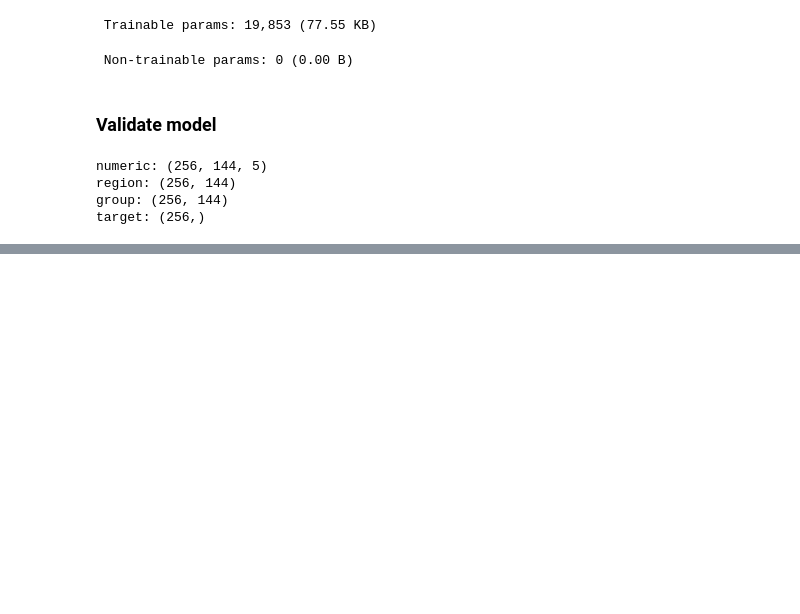
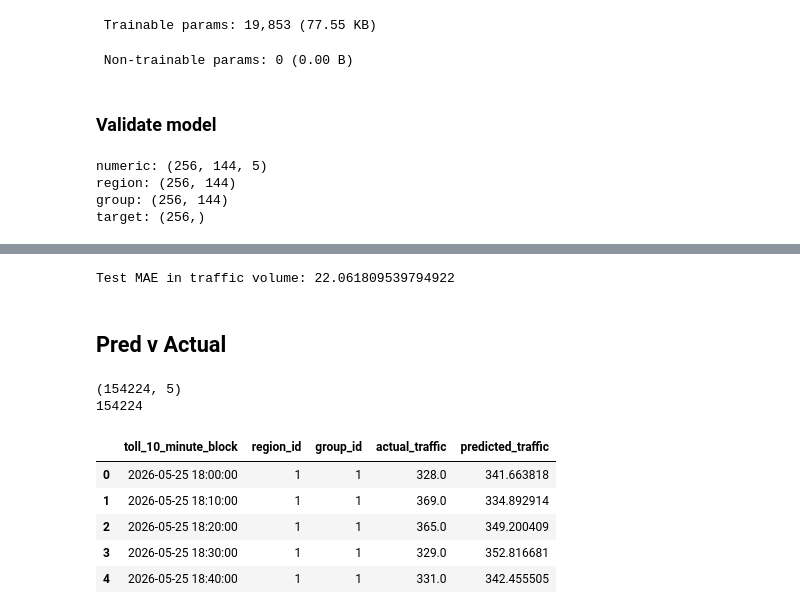
Before and after one commit to SethKauf/CRZ-Dashboard, a Jupyter notebook: workbooks/model_creation.ipynb, the cells around one changed output, grey strips where cells are left out. Cells and saved outputs as stored; diff of their text form; code cells hidden in the pictures; blank space fills up the shorter version.

```diff
--- a/workbooks/model_creation.ipynb
+++ b/workbooks/model_creation.ipynb
@@ -371,0 +570,38 @@ target: (256,)
+# %%
+from sklearn.metrics import mean_absolute_error
+
+mae_actual = mean_absolute_error(
+    y_test_actual,
+    pred_actual
+)
+
+print("Test MAE in traffic volume:", mae_actual)
+# %% [output]
+Test MAE in traffic volume: 22.061809539794922
+# %% [markdown]
+## Pred v Actual
+# %%
+prediction_rows = []
+
+for group_id, test_group in test.groupby("group_id"):
+
+    test_group = (
+        test_group
+        .sort_values("toll_10_minute_block")
+        .reset_index(drop=True)
+    )
+
+    prediction_rows.append(
+        test_group[
+            [
+                "toll_10_minute_block",
+                "region_id",
+                "group_id"
+            ]
+        ]
+    )
+
+results = pd.concat(
+    prediction_rows,
+    ignore_index=True
+)
@@ -371,0 +611,14 @@ target: (256,)
+# %%
+print(results.shape)
+print(len(pred_actual))
+
+results.head()
+# %% [output]
+(154224, 5)
+154224
+|  | toll_10_minute_block | region_id | group_id | actual_traffic | predicted_traffic |
+| 0 | 2026-05-25 18:00:00 | 1 | 1 | 328.0 | 341.663818 |
+| 1 | 2026-05-25 18:10:00 | 1 | 1 | 369.0 | 334.892914 |
+| 2 | 2026-05-25 18:20:00 | 1 | 1 | 365.0 | 349.200409 |
+| 3 | 2026-05-25 18:30:00 | 1 | 1 | 329.0 | 352.816681 |
+| 4 | 2026-05-25 18:40:00 | 1 | 1 | 331.0 | 342.455505 |
```
Also changed, not shown: parts of 34 cells of this notebook, 1 other file.
